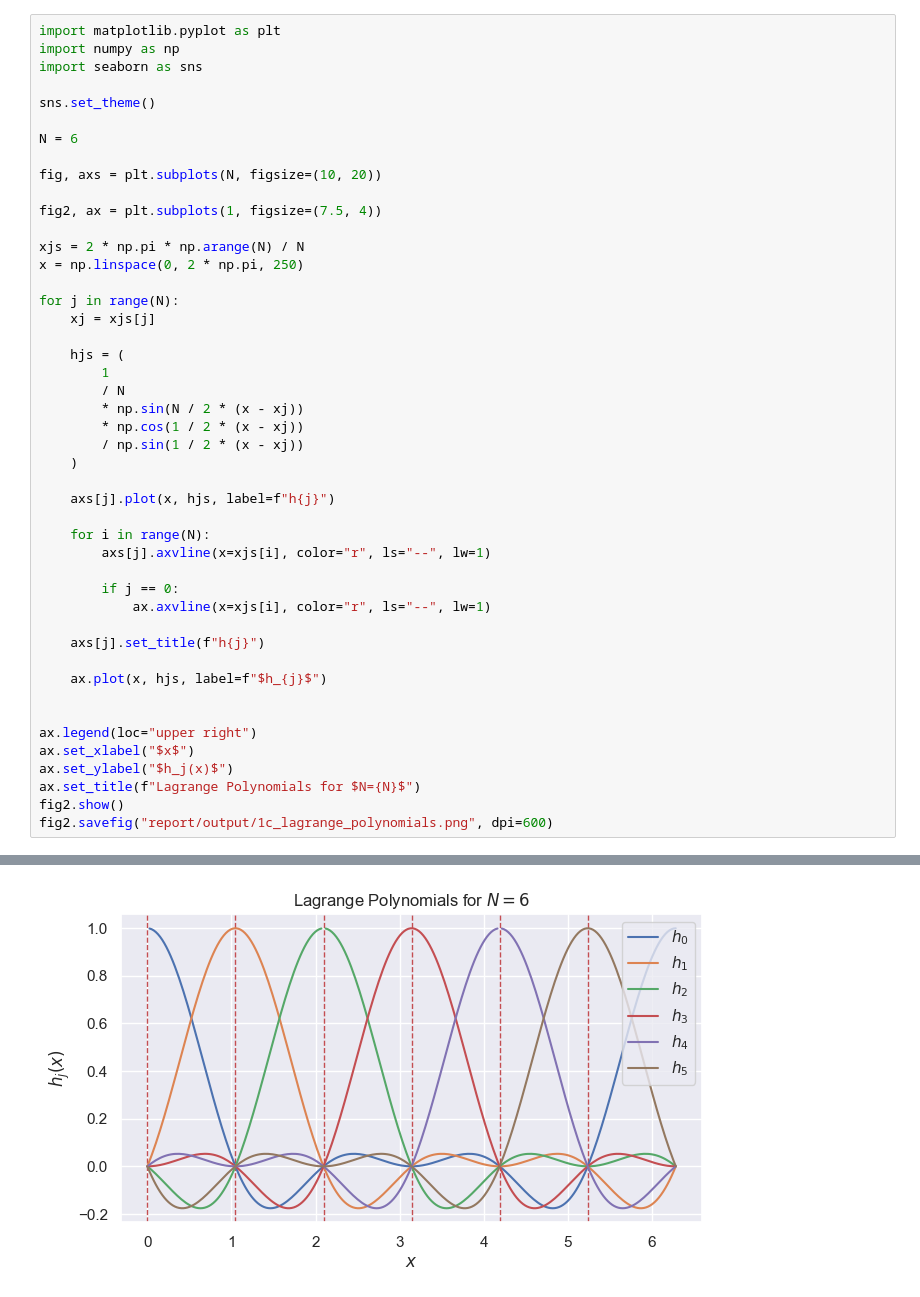
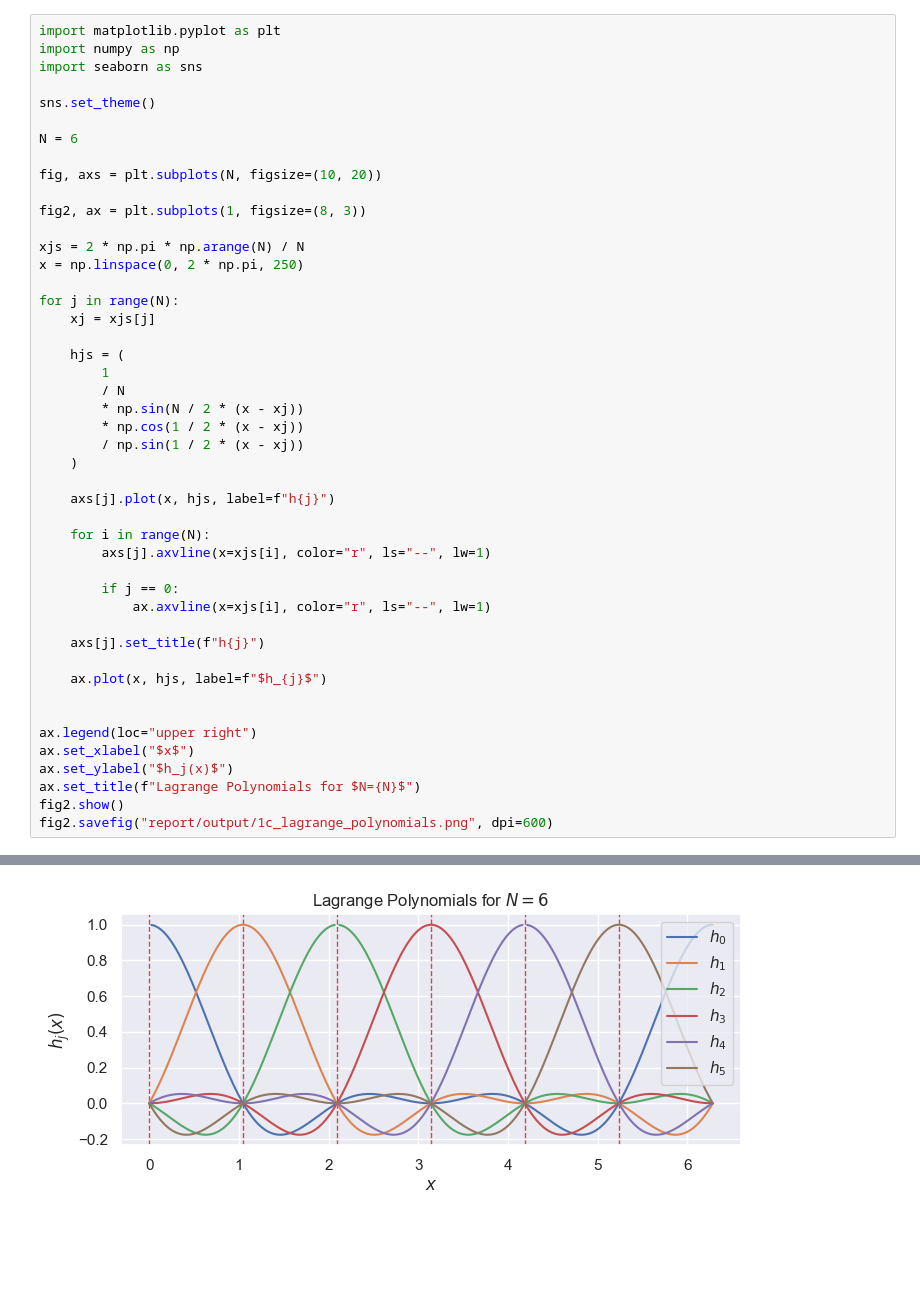
Before and after one commit to JeppeKlitgaard/02689-Advanced-Numerical-Methods, a Jupyter notebook: assignment_1/plot_1c.ipynb, the cells around one changed output, grey strips where cells are left out. Drawn from its saved outputs; the diff is of its cells as text; blank space fills up the shorter version.

Commit message:
feat: smaller 1c plot

```diff
--- a/assignment_1/plot_1c.ipynb
+++ b/assignment_1/plot_1c.ipynb
@@ -9,7 +9,7 @@ N = 6
 
 fig, axs = plt.subplots(N, figsize=(10, 20))
 
-fig2, ax = plt.subplots(1, figsize=(7.5, 4))
+fig2, ax = plt.subplots(1, figsize=(8, 3))
 
 xjs = 2 * np.pi * np.arange(N) / N
 x = np.linspace(0, 2 * np.pi, 250)
@@ -19,31 +19,31 @@ for j in range(N):
 
     hjs = (
         1
         / N
         * np.sin(N / 2 * (x - xj))
         * np.cos(1 / 2 * (x - xj))
         / np.sin(1 / 2 * (x - xj))
     )
 
     axs[j].plot(x, hjs, label=f"h{j}")
 
     for i in range(N):
         axs[j].axvline(x=xjs[i], color="r", ls="--", lw=1)
 
         if j == 0:
             ax.axvline(x=xjs[i], color="r", ls="--", lw=1)
 
     axs[j].set_title(f"h{j}")
 
     ax.plot(x, hjs, label=f"$h_{j}$")
 
 
 ax.legend(loc="upper right")
 ax.set_xlabel("$x$")
 ax.set_ylabel("$h_j(x)$")
 ax.set_title(f"Lagrange Polynomials for $N={N}$")
 fig2.show()
 fig2.savefig("report/output/1c_lagrange_polynomials.png", dpi=600)
 # %% [output]
 [figure]
-[figure, old version]
+[figure, new version]
```
Also changed, not shown: 1 other file.
